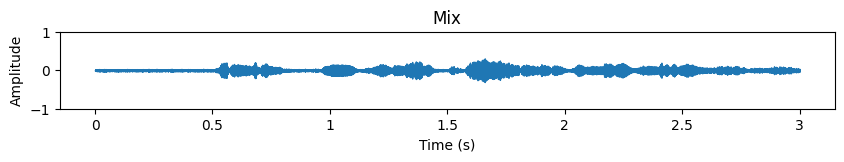
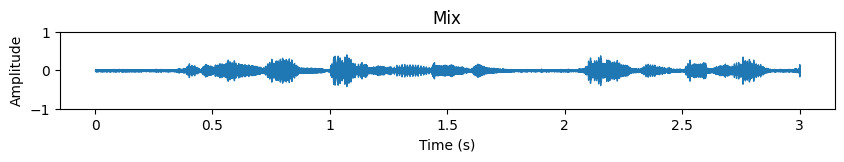
The change to this notebook cell's code, shown as a diff; its figure went from the first image to the second:
--- before
+++ after
@@ -24,5 +24,5 @@
     signal = signal / np.max(signal) * max_mix
     
-    plt.figure(figsize=(10, 2))
+    plt.figure(figsize=(10, 1))
     librosa.display.waveshow(signal, sr=sr)
     plt.title(f"Predicted {i+1}")

Commit: slides done